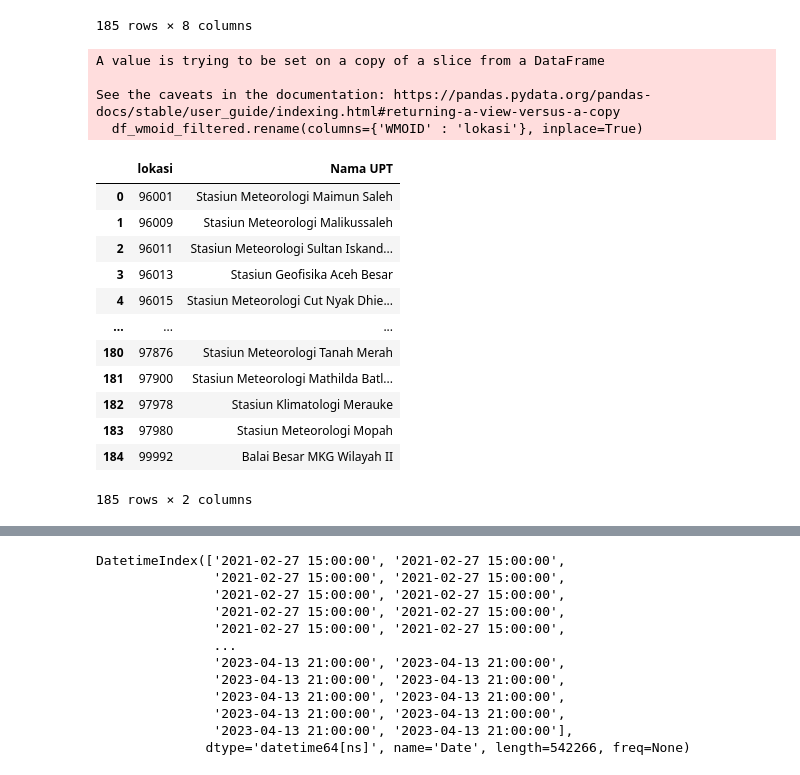
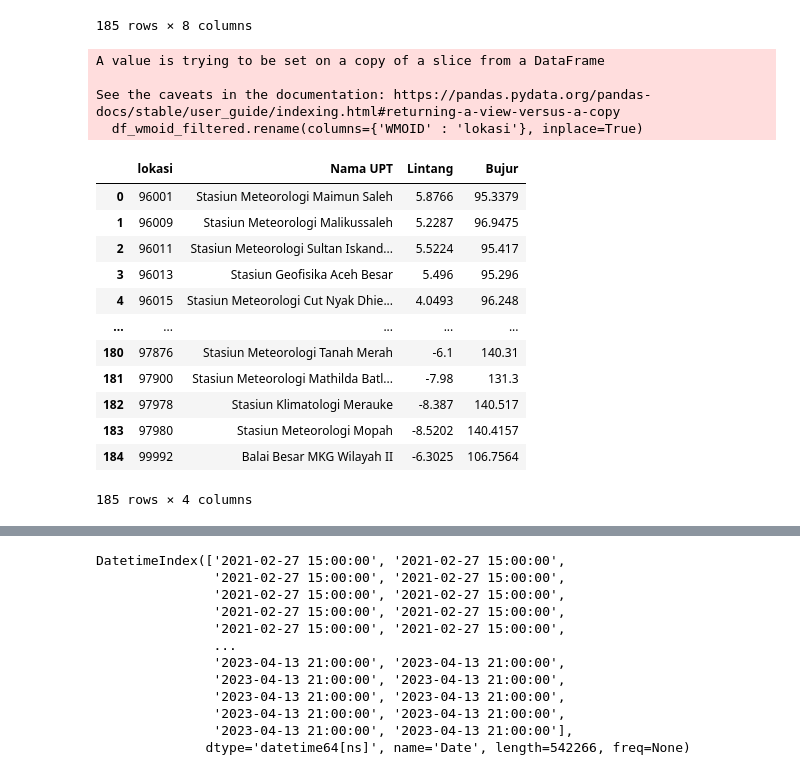
Before and after one commit to harmonicnauts/Modelling-MONAS, a Jupyter notebook: Modelling/EDA.ipynb, the cells around one changed output, grey strips where cells are left out. Cells and saved outputs as stored; diff of their text form; code cells hidden in the pictures.

```diff
--- a/Modelling/EDA.ipynb
+++ b/Modelling/EDA.ipynb
@@ -88,7 +88,7 @@ Correlation Matrix
 | ELEV | 0.043804 | 0.038132 | 0.078214 | NaN | -0.486135 | -0.687339 | -0.028581 | -0.049838 | ... |
 | t_obs | 0.025609 | -0.004131 | -0.066494 | NaN | 0.815602 | 0.451809 | -0.548139 | 0.267415 | ... |
 # %%
-df_wmoid = pd.read_excel('./Data/daftar_wmoid.xlsx')
+df_wmoid = pd.read_excel('../../Data/daftar_wmoid.xlsx')
 df_wmoid
 # %% [output]
 |  | WMOID | Nama UPT | Provinsi | Kab/Kota | Lintang | Bujur | Elevasi (m) | Catatan |
@@ -105,25 +105,25 @@ df_wmoid
 | 184 | 99992 | Balai Besar MKG Wilayah II | Banten | Tangerang Selatan | -6.3025 | 106.7564 | 41 | - |
 185 rows × 8 columns
 # %%
-df_wmoid_filtered = df_wmoid[['WMOID', 'Nama UPT']]
+df_wmoid_filtered = df_wmoid[['WMOID', 'Nama UPT', 'Lintang', 'Bujur']]
 df_wmoid_filtered.rename(columns={'WMOID' : 'lokasi'}, inplace=True)
 df_wmoid_filtered
 # %% [output]
 A value is trying to be set on a copy of a slice from a DataFrame
 
 See the caveats in the documentation: https://pandas.pydata.org/pandas-docs/stable/user_guide/indexing.html#returning-a-view-versus-a-copy
   df_wmoid_filtered.rename(columns={'WMOID' : 'lokasi'}, inplace=True)
-|  | lokasi | Nama UPT |
-| 0 | 96001 | Stasiun Meteorologi Maimun Saleh |
-| 1 | 96009 | Stasiun Meteorologi Malikussaleh |
-| 2 | 96011 | Stasiun Meteorologi Sultan Iskand... |
-| 3 | 96013 | Stasiun Geofisika Aceh Besar |
-| 4 | 96015 | Stasiun Meteorologi Cut Nyak Dhie... |
-| ... | ... | ... |
-| 180 | 97876 | Stasiun Meteorologi Tanah Merah |
-| 181 | 97900 | Stasiun Meteorologi Mathilda Batl... |
-| 182 | 97978 | Stasiun Klimatologi Merauke |
-| 183 | 97980 | Stasiun Meteorologi Mopah |
-| 184 | 99992 | Balai Besar MKG Wilayah II |
+|  | lokasi | Nama UPT | Lintang | Bujur |
+| 0 | 96001 | Stasiun Meteorologi Maimun Saleh | 5.8766 | 95.3379 |
+| 1 | 96009 | Stasiun Meteorologi Malikussaleh | 5.2287 | 96.9475 |
+| 2 | 96011 | Stasiun Meteorologi Sultan Iskand... | 5.5224 | 95.417 |
+| 3 | 96013 | Stasiun Geofisika Aceh Besar | 5.496 | 95.296 |
+| 4 | 96015 | Stasiun Meteorologi Cut Nyak Dhie... | 4.0493 | 96.248 |
+| ... | ... | ... | ... | ... |
+| 180 | 97876 | Stasiun Meteorologi Tanah Merah | -6.1 | 140.31 |
+| 181 | 97900 | Stasiun Meteorologi Mathilda Batl... | -7.98 | 131.3 |
+| 182 | 97978 | Stasiun Klimatologi Merauke | -8.387 | 140.517 |
+| 183 | 97980 | Stasiun Meteorologi Mopah | -8.5202 | 140.4157 |
+| 184 | 99992 | Balai Besar MKG Wilayah II | -6.3025 | 106.7564 |
-185 rows × 2 columns
+185 rows × 4 columns
 # %%
```
Also changed, not shown: parts of 9 cells of this notebook, 3 other files.
